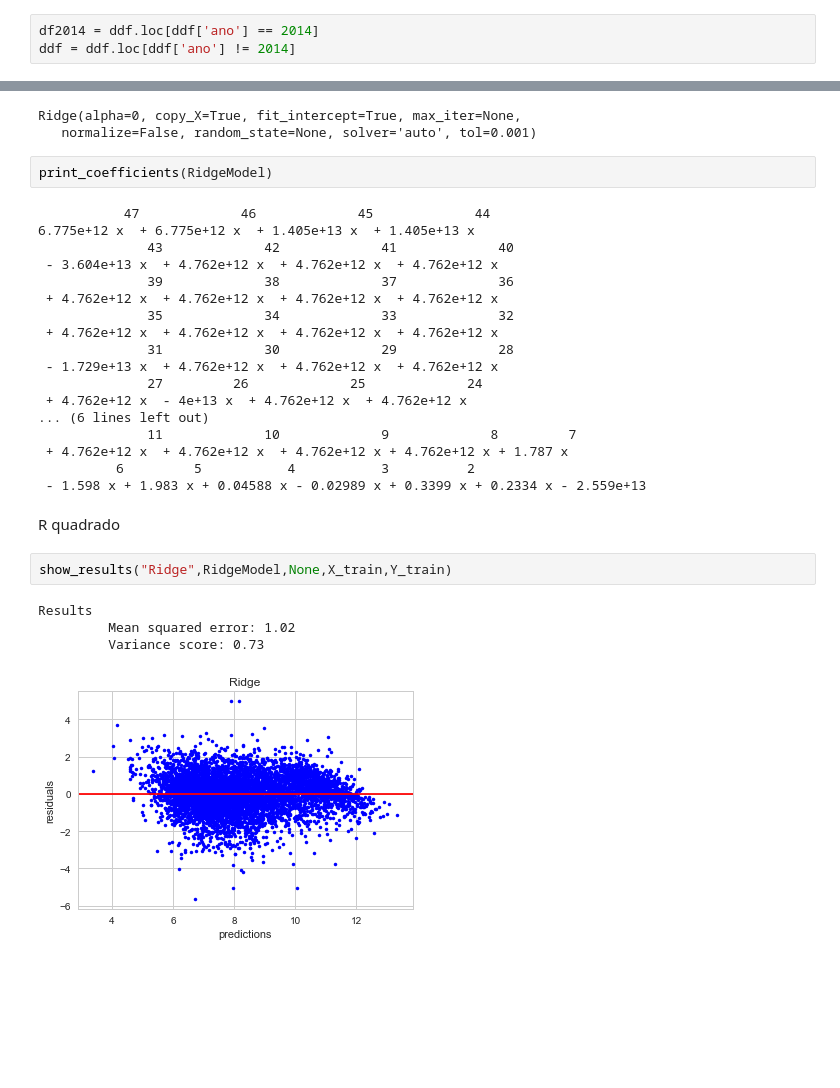
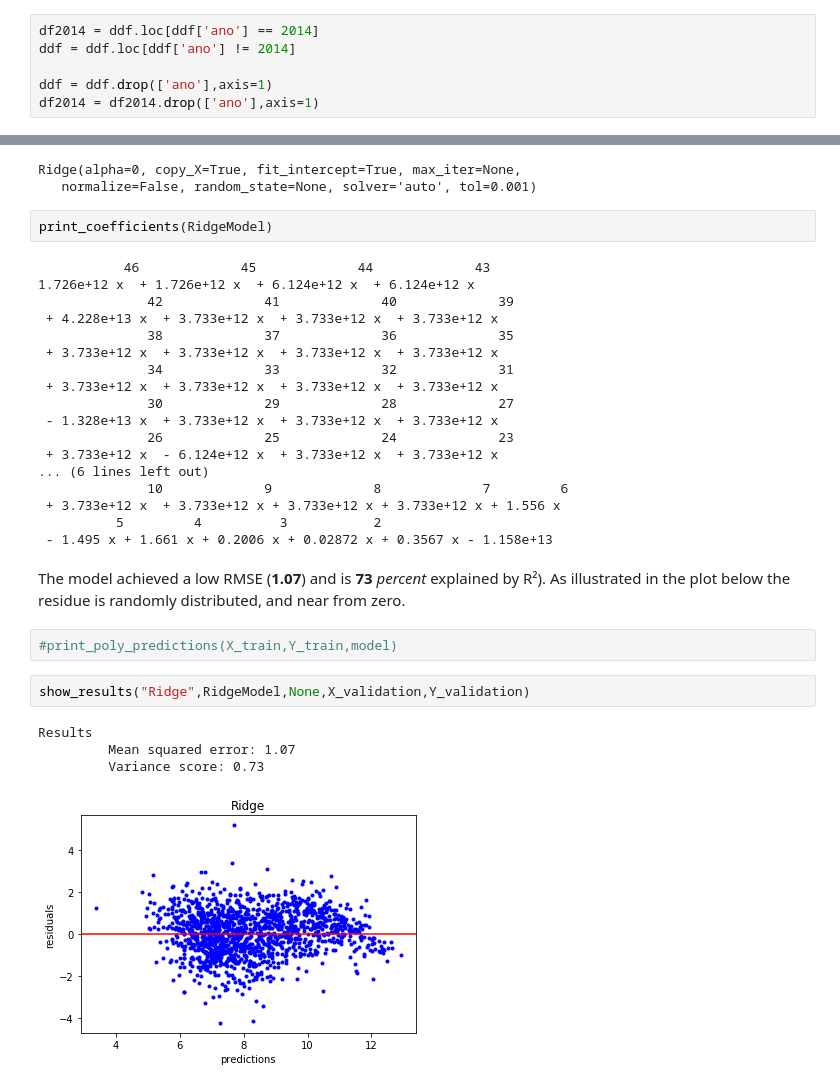
Before and after one commit to thiagonobrega/ml, a Jupyter notebook: VotingPrediction/notebook.ipynb, the cells around one changed output, grey strips where cells are left out. Drawn from its saved outputs; the diff is of its cells as text; blank space fills up the shorter version.

```diff
--- a/VotingPrediction/notebook.ipynb
+++ b/VotingPrediction/notebook.ipynb
@@ -137,6 +187,9 @@ ddf = pd.get_dummies(ddf)
 # %%
 df2014 = ddf.loc[ddf['ano'] == 2014]
 ddf = ddf.loc[ddf['ano'] != 2014]
+
+ddf = ddf.drop(['ano'],axis=1)
+df2014 = df2014.drop(['ano'],axis=1)
 # %%
 #dfa
 Y = ddf.pop('votos')
@@ -205,29 +282,31 @@ Ridge(alpha=0, copy_X=True, fit_intercept=True, max_iter=None,
 # %%
 print_coefficients(RidgeModel)
 # %% [output]
-           47             46             45             44
-6.775e+12 x  + 6.775e+12 x  + 1.405e+13 x  + 1.405e+13 x
-              43             42             41             40
- - 3.604e+13 x  + 4.762e+12 x  + 4.762e+12 x  + 4.762e+12 x
-              39             38             37             36
- + 4.762e+12 x  + 4.762e+12 x  + 4.762e+12 x  + 4.762e+12 x
-              35             34             33             32
- + 4.762e+12 x  + 4.762e+12 x  + 4.762e+12 x  + 4.762e+12 x
-              31             30             29             28
- - 1.729e+13 x  + 4.762e+12 x  + 4.762e+12 x  + 4.762e+12 x
-              27         26             25             24
- + 4.762e+12 x  - 4e+13 x  + 4.762e+12 x  + 4.762e+12 x
+           46             45             44             43
+1.726e+12 x  + 1.726e+12 x  + 6.124e+12 x  + 6.124e+12 x
+              42             41             40             39
+ + 4.228e+13 x  + 3.733e+12 x  + 3.733e+12 x  + 3.733e+12 x
+              38             37             36             35
+ + 3.733e+12 x  + 3.733e+12 x  + 3.733e+12 x  + 3.733e+12 x
+              34             33             32             31
+ + 3.733e+12 x  + 3.733e+12 x  + 3.733e+12 x  + 3.733e+12 x
+              30             29             28             27
+ - 1.328e+13 x  + 3.733e+12 x  + 3.733e+12 x  + 3.733e+12 x
+              26             25             24             23
+ + 3.733e+12 x  - 6.124e+12 x  + 3.733e+12 x  + 3.733e+12 x
 ... (6 lines left out)
-              11             10             9             8         7
- + 4.762e+12 x  + 4.762e+12 x  + 4.762e+12 x + 4.762e+12 x + 1.787 x
-          6         5           4           3          2
- - 1.598 x + 1.983 x + 0.04588 x - 0.02989 x + 0.3399 x + 0.2334 x - 2.559e+13
+              10             9             8             7         6
+ + 3.733e+12 x  + 3.733e+12 x + 3.733e+12 x + 3.733e+12 x + 1.556 x
+          5         4          3           2
+ - 1.495 x + 1.661 x + 0.2006 x + 0.02872 x + 0.3567 x - 1.158e+13
-# %% [markdown]
-R quadrado
+# %% [markdown]
+The model achieved a low RMSE (**1.07**) and is **73** *percent* explained by R²). As illustrated in the plot below the residue is randomly distributed, and near from zero.
+# %%
+#print_poly_predictions(X_train,Y_train,model)
 # %%
-show_results("Ridge",RidgeModel,None,X_train,Y_train)
+show_results("Ridge",RidgeModel,None,X_validation,Y_validation)
 # %% [output]
 Results
-         Mean squared error: 1.02
+         Mean squared error: 1.07
          Variance score: 0.73
-[figure, old version]
+[figure, new version]
```
Also changed, not shown: parts of 70 cells of this notebook, 20 other files.
